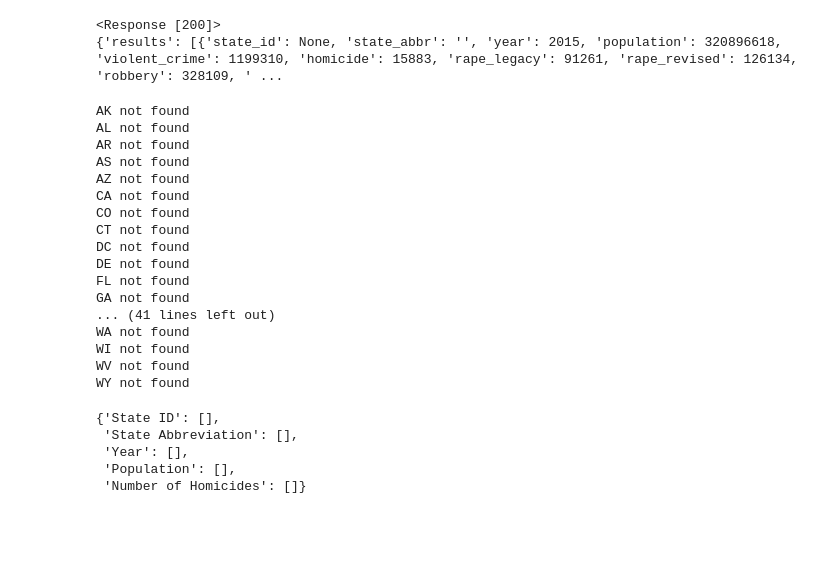
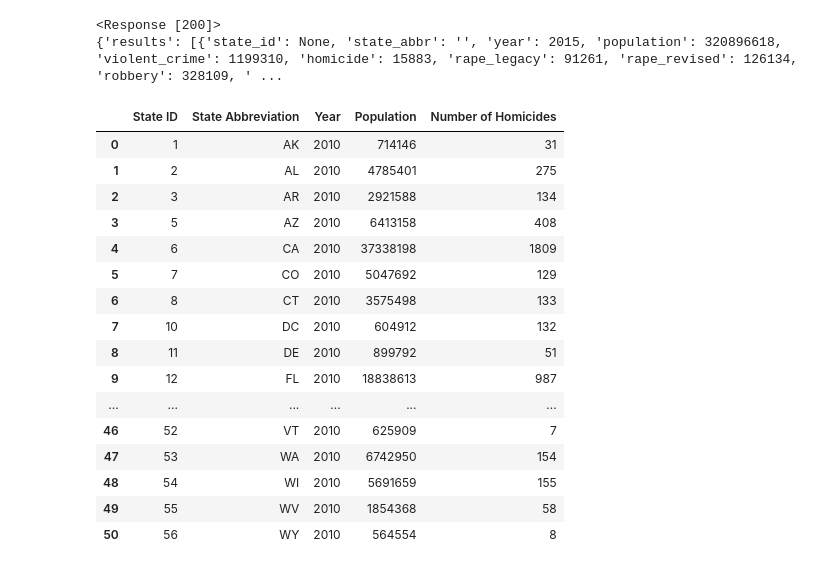
Before and after one commit to N-J-Miller/Project_1, a Jupyter notebook: Project_01_Hafsa_and_Nicole.ipynb, the cells around one changed output. Drawn from its saved outputs; the diff is of its cells as text; code cells hidden in the pictures; blank space fills up the shorter version.

```diff
--- a/Project_01_Hafsa_and_Nicole.ipynb
+++ b/Project_01_Hafsa_and_Nicole.ipynb
@@ -112,51 +112,43 @@ print(json_data)
 # %%
 #data we want: year, homicide, population, state, state abr
 #make a null set and append from api
-murder_by_state= {'State ID':[], 'State Abbreviation': [], 'Year': [], 'Population': [], 'Number of Homicides': []}
+murder_by_state_2010= {'State ID':[], 'State Abbreviation': [], 'Year': [], 'Population': [], 'Number of Homicides': []}
 
 for state_abbr in states:
-    base_url = "https://api.usa.gov/crime/fbi/sapi/api/estimates/states/?API_KEY=" + FBI_api   #how to add the state abbr in here?
-
+    base_url = "https://api.usa.gov/crime/fbi/sapi/api/estimates/states/"
     try:
 
-        req = requests.get(base_url + f'{state_abbr}/{2010}/{2020}')
+
+        req = requests.get(base_url+ f'{state_abbr}/2010/2010/?API_KEY={FBI_api}')
 
         data = req.json()
 
-        murder_by_state['State ID'].append(data['state_id'])
-        murder_by_state['State Abbreviation'].append(data['state_abbr'])
-        murder_by_state['Year'].append(data['year'])
-        murder_by_state['Population'].append(data['population'])
-        murder_by_state['Number of Homicides'].append(data['homicide'])
 
-
-        print("processing " + state_abbr)
+        murder_by_state_2010['State ID'].append(data['results'][0]['state_id'])
+        murder_by_state_2010['State Abbreviation'].append(data['results'][0]['state_abbr'])
+        murder_by_state_2010['Year'].append(data['results'][0]['year'])
+        murder_by_state_2010['Population'].append(data['results'][0]['population'])
+        murder_by_state_2010['Number of Homicides'].append(data['results'][0]['homicide'])
     except:
-        print(state_abbr+ " not found")
         pass
-# %% [output]
-AK not found
-AL not found
-AR not found
-AS not found
-AZ not found
-CA not found
-CO not found
-CT not found
-DC not found
-DE not found
-FL not found
-GA not found
-... (41 lines left out)
-WA not found
-WI not found
-WV not found
-WY not found
 # %%
-murder_by_state
+murder_by_state_2010= pd.DataFrame.from_dict(murder_by_state_2010)
+murder_by_state_2010
 # %% [output]
-{'State ID': [],
- 'State Abbreviation': [],
- 'Year': [],
- 'Population': [],
- 'Number of Homicides': []}
+|  | State ID | State Abbreviation | Year | Population | Number of Homicides |
+| 0 | 1 | AK | 2010 | 714146 | 31 |
+| 1 | 2 | AL | 2010 | 4785401 | 275 |
+| 2 | 3 | AR | 2010 | 2921588 | 134 |
+| 3 | 5 | AZ | 2010 | 6413158 | 408 |
+| 4 | 6 | CA | 2010 | 37338198 | 1809 |
+| 5 | 7 | CO | 2010 | 5047692 | 129 |
+| 6 | 8 | CT | 2010 | 3575498 | 133 |
+| 7 | 10 | DC | 2010 | 604912 | 132 |
+| 8 | 11 | DE | 2010 | 899792 | 51 |
+| 9 | 12 | FL | 2010 | 18838613 | 987 |
+| ... | ... | ... | ... | ... | ... |
+| 46 | 52 | VT | 2010 | 625909 | 7 |
+| 47 | 53 | WA | 2010 | 6742950 | 154 |
+| 48 | 54 | WI | 2010 | 5691659 | 155 |
+| 49 | 55 | WV | 2010 | 1854368 | 58 |
+| 50 | 56 | WY | 2010 | 564554 | 8 |
```
Also changed, not shown: parts of 3 cells of this notebook.
